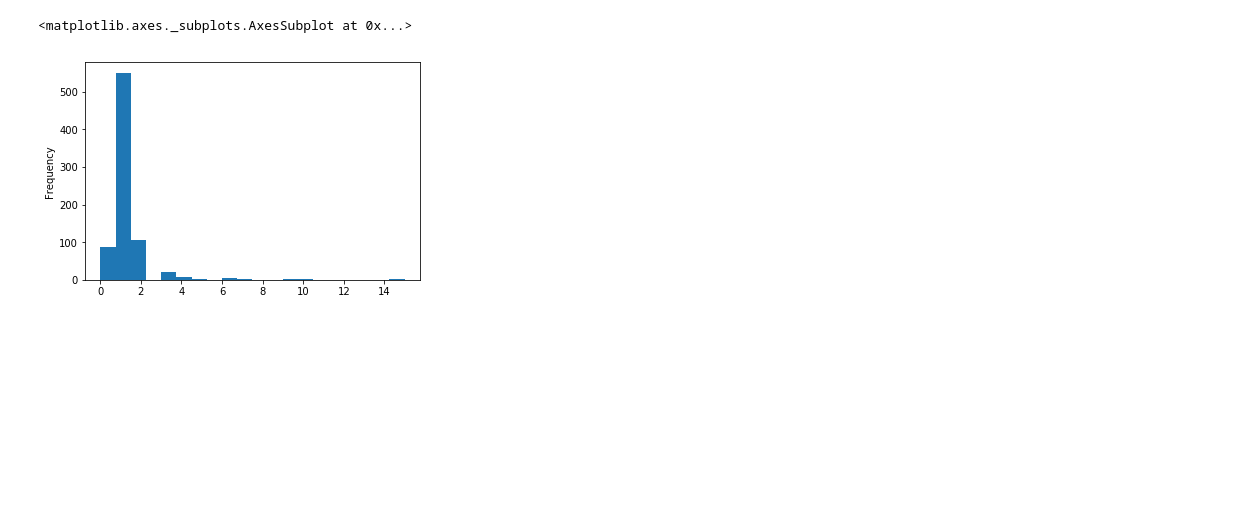
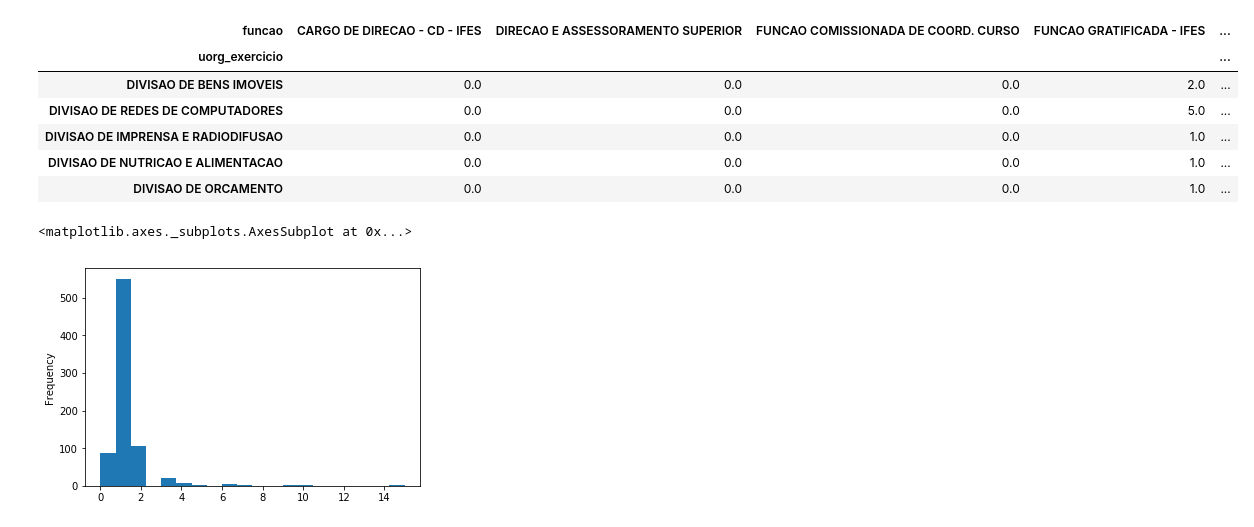
Before and after one commit to abevieiramota/course-python-data-analysis1, a Jupyter notebook: 00 - Exemplo.ipynb, the cells around one changed output. Cells and saved outputs as stored; diff of their text form; code cells hidden in the pictures; blank space fills up the shorter version.

Commit message:
revisa notebook com exemplos iniciais do curso

```diff
--- a/00 - Exemplo.ipynb
+++ b/00 - Exemplo.ipynb
@@ -21,6 +0,0 @@ fonte: http://www.fcpc.ufc.br/AcessoInformacao/PagamentoPessoaFisica
-# %%
-with codecs.open("data/pagamentos_fisica_fcpc.csv", encoding='utf-8') as f:
-
-    content = f.readlines()
-
-content[:4]
@@ -179,0 +186,6 @@ Name: DIVISAO DE SISTEMAS DE INFORMACAO, dtype: float64
+# %%
+# leitura de arquivo .CSV
+ufc = pd.read_csv("data/hehe.csv", decimal=",")
+
+# retorna os 3 primeiros registros
+ufc.head(3)
@@ -180,3 +271,24 @@ Name: DIVISAO DE SISTEMAS DE INFORMACAO, dtype: float64
+# %%
+def calcula_concentracao_funcao(grupo):
+
+    funcoes = grupo.groupby('funcao').size()
+    funcoes['n_funcoes'] = funcoes.sum()
+    funcoes['n_servidores'] = len(grupo.nome.unique())
+    funcoes['proporcao'] = funcoes.n_funcoes/funcoes.n_servidores
+
+    return funcoes
+
+conf = ufc.groupby('uorg_exercicio').apply(calcula_concentracao_funcao).unstack().fillna(0)
+
+conf[(conf.index.str.startswith("DIVISAO")) & (conf.n_servidores > 2)].sort_values("proporcao", ascending=False).head()
+# %% [output]
+| funcao | CARGO DE DIRECAO - CD - IFES | DIRECAO E ASSESSORAMENTO SUPERIOR | FUNCAO COMISSIONADA DE COORD. CURSO | FUNCAO GRATIFICADA - IFES | ... |
+| uorg_exercicio |  |  |  |  | ... |
+| DIVISAO DE BENS IMOVEIS | 0.0 | 0.0 | 0.0 | 2.0 | ... |
+| DIVISAO DE REDES DE COMPUTADORES | 0.0 | 0.0 | 0.0 | 5.0 | ... |
+| DIVISAO DE IMPRENSA E RADIODIFUSAO | 0.0 | 0.0 | 0.0 | 1.0 | ... |
+| DIVISAO DE NUTRICAO E ALIMENTACAO | 0.0 | 0.0 | 0.0 | 1.0 | ... |
+| DIVISAO DE ORCAMENTO | 0.0 | 0.0 | 0.0 | 1.0 | ... |
 # %%
 conf.n_funcoes.plot(kind='hist', bins=20)
 # %% [output]
```
Also changed, not shown: parts of 62 cells of this notebook.
